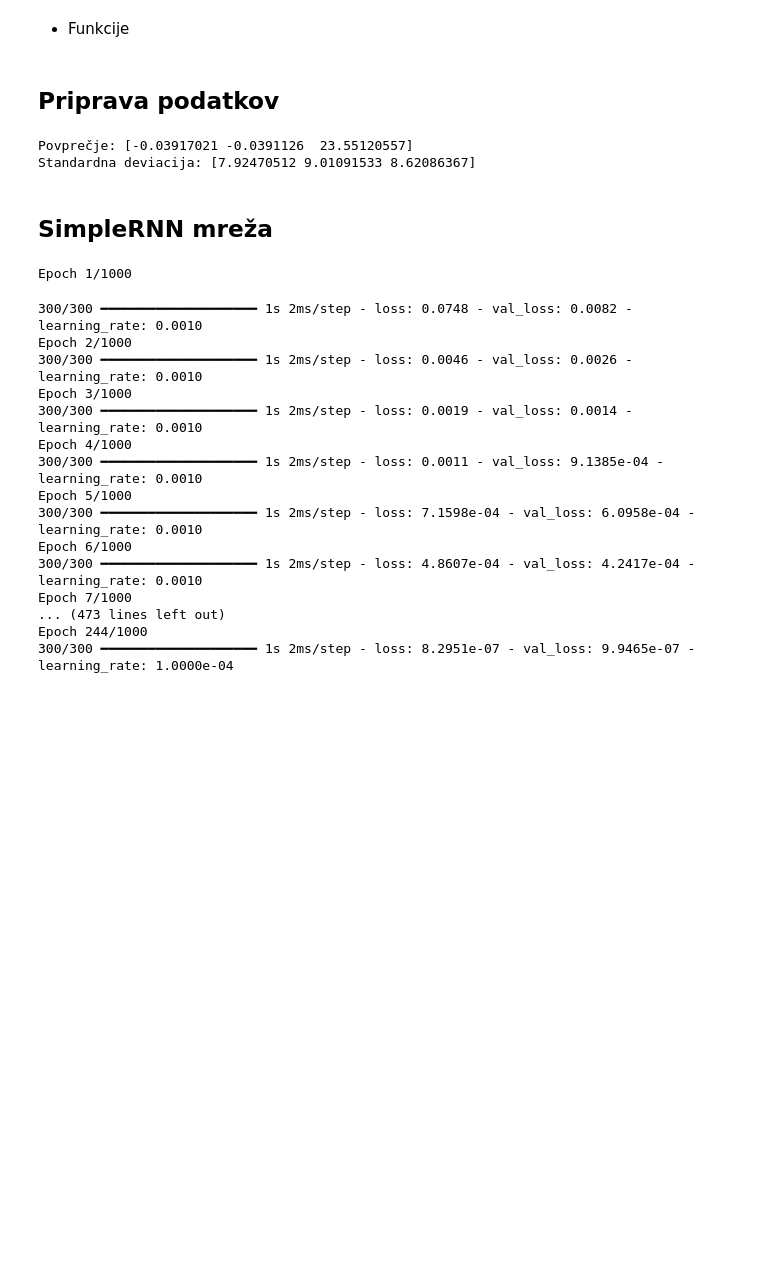
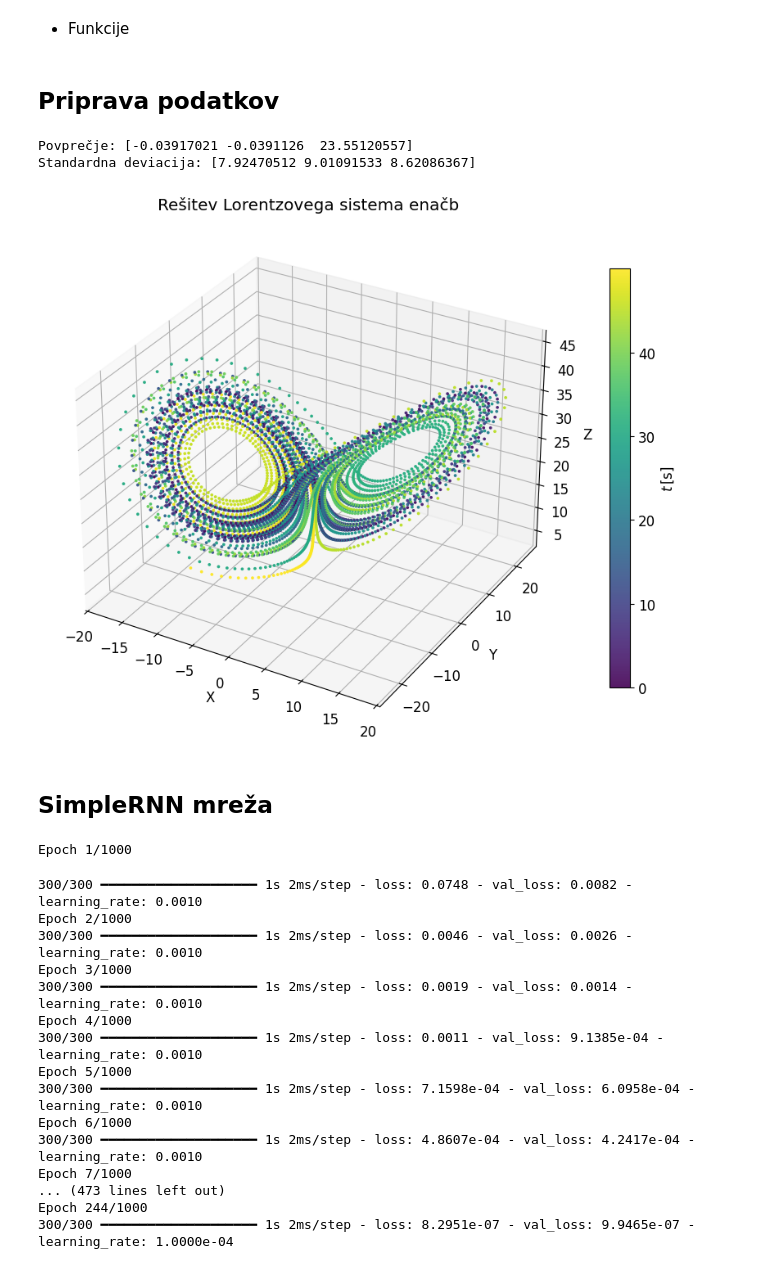
Before and after one commit to tadejkooo/PSUF, a Jupyter notebook: PSUF4/python/main.ipynb, the cells around one changed output. Saved outputs shown, nothing was run; the diff lists cells and outputs as text; code cells hidden in the pictures; blank space fills up the shorter version.

```diff
--- a/PSUF4/python/main.ipynb
+++ b/PSUF4/python/main.ipynb
@@ -422,6 +423,38 @@ X_ics = X_test[:N*100].reshape(N, 100, 3)
 # Normiramo začetne pogoje
 X_ics_norm = scaler.transform(X_test)[:N*100].reshape(N, 100, 3)
 # X_ics(_norm).shape: (N, 100, 3)
+# %%
+X_plot = data_train[:, 0][:5000]
+Y_plot = data_train[:, 1][:5000]
+Z_plot = data_train[:, 2][:5000]
+t_plot = t_test[:5000]
+
+fig = plt.figure(figsize=(10, 7))
+ax = fig.add_subplot(111, projection='3d')
+
+sc = ax.scatter(
+    X_plot, Y_plot, Z_plot,
+    c=t_plot,
+    cmap='viridis',
+    s=3,
+    alpha=0.9
+)
+
+ax.set_xlabel("X")
+ax.set_ylabel("Y")
+ax.set_zlabel("Z")
+
+# Naslov
+ax.set_title("Rešitev Lorentzovega sistema enačb")
+
+# Barvna lestvica
+cbar = plt.colorbar(sc, shrink=0.8)
+cbar.set_label(r"$t \, [\text{s}]$")
+
+plt.tight_layout()
+plt.show()
+# %% [output]
+[figure, added]
 # %% [markdown]
 ## SimpleRNN mreža
 # %%
```
Also changed, not shown: parts of 6 cells of this notebook, 17 other files.
